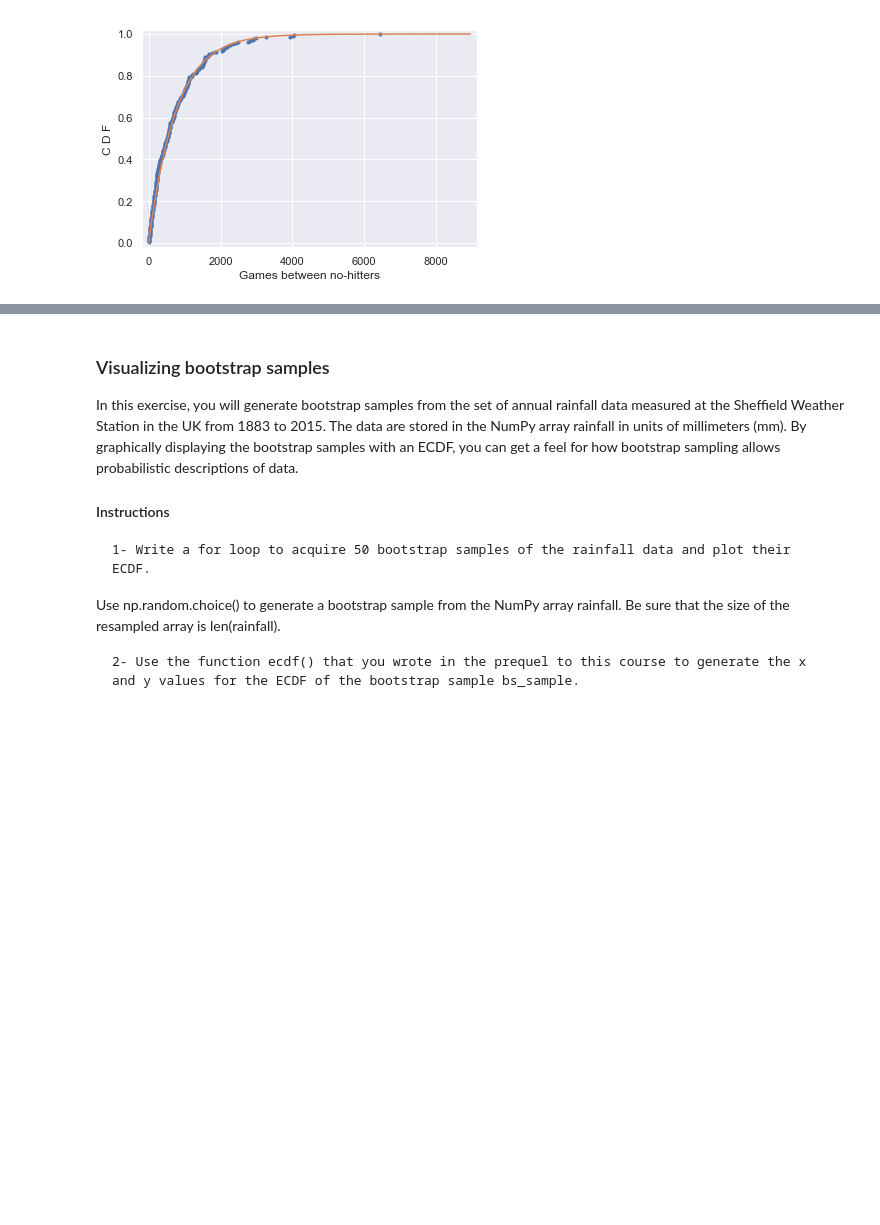
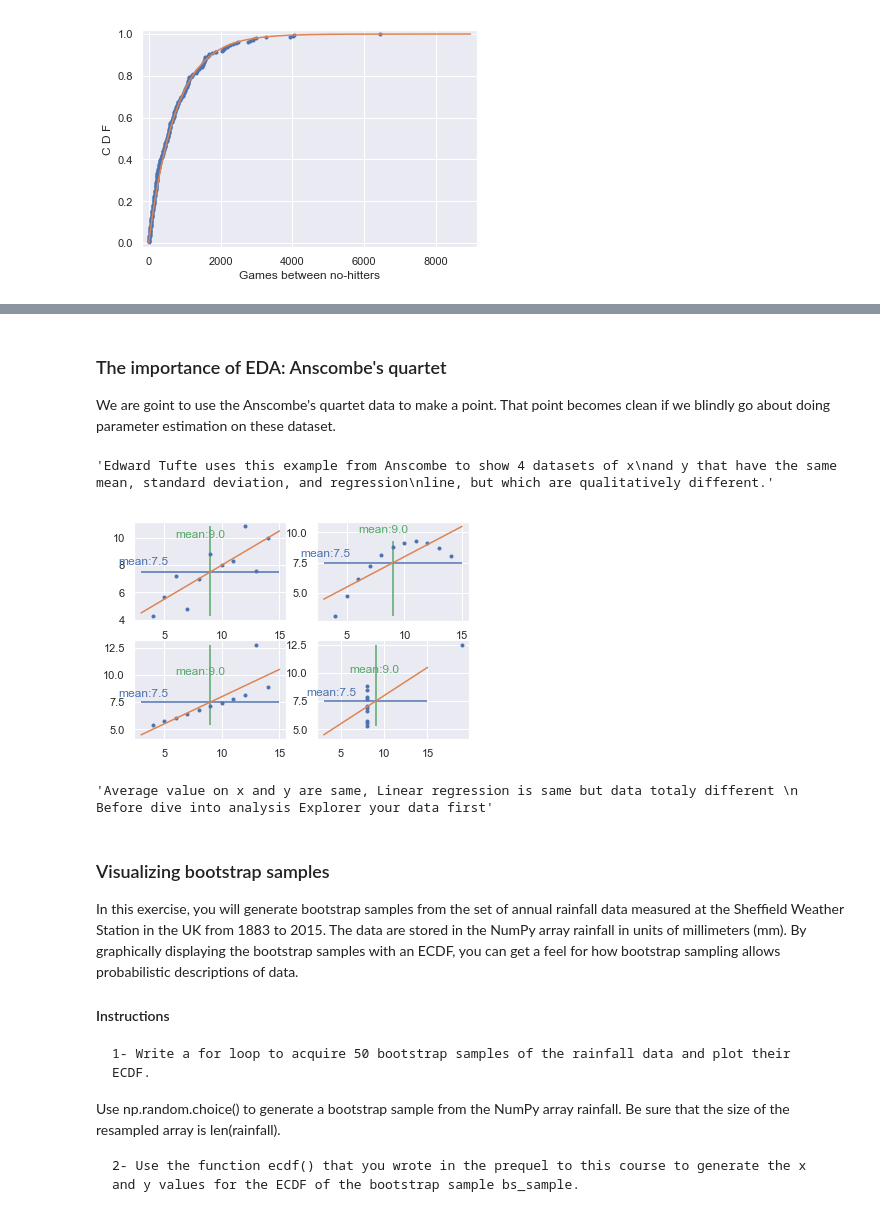
Before and after one commit to aysbt/DataCamp, a Jupyter notebook: Statistical_Thinking_in_Python_Part_2.ipynb, the cells around one changed output, grey strips where cells are left out. Drawn from its saved outputs; the diff is of its cells as text; code cells hidden in the pictures; blank space fills up the shorter version.

Commit message:
The importance of EDA: Anscombe's quartet

```diff
--- a/Statistical_Thinking_in_Python_Part_2.ipynb
+++ b/Statistical_Thinking_in_Python_Part_2.ipynb
@@ -333,3 +242,78 @@ plt.show
+# %% [markdown]
+### The importance of EDA: Anscombe's quartet
+We are goint to use the  Anscombe's quartet data to make a point. That point becomes clean if we blindly go about doing parameter estimation on these dataset.
+# %%
+anscombe = pd.read_csv('data/anscombe.csv', skiprows=1)
+anscombe
+"""Edward Tufte uses this example from Anscombe to show 4 datasets of x
+and y that have the same mean, standard deviation, and regression
+line, but which are qualitatively different."""
+# %% [output]
+'Edward Tufte uses this example from Anscombe to show 4 datasets of x\nand y that have the same mean, standard deviation, and regression\nline, but which are qualitatively different.'
+# %%
+x_1 = np.array(anscombe.iloc[:,0])
+y_1 = np.array(anscombe.iloc[:,1])
+
+x_2 = np.array(anscombe.iloc[:,2])
+y_2 = np.array(anscombe.iloc[:,3])
+
+x_3 = np.array(anscombe.iloc[:,4])
+y_3 = np.array(anscombe.iloc[:,5])
+
+x_4 = np.array(anscombe.iloc[:,6])
+y_4 = np.array(anscombe.iloc[:,7])
+
+#Let's calculate the slope and intercep for this array
+a_1, b_1 = np.polyfit(x_1,y_1,1)
+a_2, b_2 = np.polyfit(x_2,y_2,1)
+a_3, b_3 = np.polyfit(x_3,y_3,1)
+a_4, b_4 = np.polyfit(x_4,y_4,1)
+
+x_theor = np.array([3,15])
+y_theor_1 = x_theor * a_1 + b_1
+y_theor_2 = x_theor * a_2 + b_2
+y_theor_3 = x_theor * a_3 + b_3
+y_theor_4 = x_theor * a_4 + b_4
+#PLOT TIME
+ax1= plt.subplot(221)
+plt.plot(x_1, y_1 , marker='.', linestyle='none')
+plt.plot(x_theor, y_theor_1)
+plt.vlines(x=np.mean(x_1),ymin=min(y_1), ymax=max(y_1),color='g' )
+plt.text(6,10, 'mean:' +str(np.mean(x_1)), color='g')
+plt.hlines(y=np.mean(y_1),xmin=min(x_theor), xmax=max(x_theor),color='b' )
+plt.text(1,8, 'mean:' +str(round(np.mean(y_1),2)), color='b')
+
+
+ax2= plt.subplot(222)
+plt.plot(x_2, y_2 , marker='.', linestyle='none')
+plt.plot(x_theor, y_theor_2)
+plt.vlines(x=np.mean(x_2),ymin=min(y_2), ymax=max(y_2),color='g' )
+plt.text(6,10, 'mean:' +str(np.mean(x_2)), color='g')
+plt.hlines(y=np.mean(y_2),xmin=min(x_theor), xmax=max(x_theor),color='b' )
+plt.text(1,8, 'mean:' +str(round(np.mean(y_1),2)), color='b')
+
+ax3 = plt.subplot(223)
+plt.plot(x_3, y_3 , marker='.', linestyle='none')
+plt.plot(x_theor, y_theor_3)
+plt.vlines(x=np.mean(x_3),ymin=min(y_3), ymax=max(y_3),color='g' )
+plt.text(6,10, 'mean:' +str(np.mean(x_3)), color='g')
+plt.hlines(y=np.mean(y_3),xmin=min(x_theor), xmax=max(x_theor),color='b' )
+plt.text(1,8, 'mean:' +str(round(np.mean(y_3),2)), color='b')
+
+ax4 = plt.subplot(224)
+plt.plot(x_4, y_4 , marker='.', linestyle='none')
+plt.plot(x_theor, y_theor_4)
+plt.vlines(x=np.mean(x_4),ymin=min(y_4), ymax=max(y_4),color='g' )
+plt.text(6,10, 'mean:' +str(np.mean(x_4)), color='g')
+plt.hlines(y=np.mean(y_4),xmin=min(x_theor), xmax=max(x_theor),color='b' )
+plt.text(1,8, 'mean:' +str(round(np.mean(y_4),2)), color='b')
+plt.show()
+
+"""Average value on x and y are same, Linear regression is same but data totaly different
+   Before dive into analysis Explorer your data first"""
+# %% [output]
+[figure, added]
+'Average value on x and y are same, Linear regression is same but data totaly different \n   Before dive into analysis Explorer your data first'
 # %% [markdown]
 ### Visualizing bootstrap samples
 In this exercise, you will generate bootstrap samples from the set of annual rainfall data measured at the Sheffield Weather Station in the UK from 1883 to 2015. The data are stored in the NumPy array rainfall in units of millimeters (mm). By graphically displaying the bootstrap samples with an ECDF, you can get a feel for how bootstrap sampling allows probabilistic descriptions of data.
```
Also changed, not shown: parts of 17 cells of this notebook.
